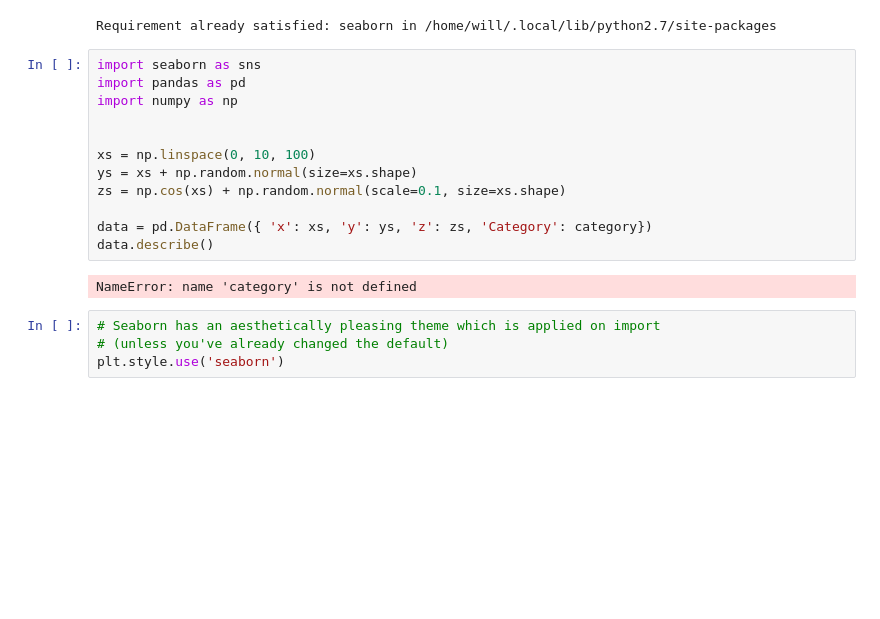
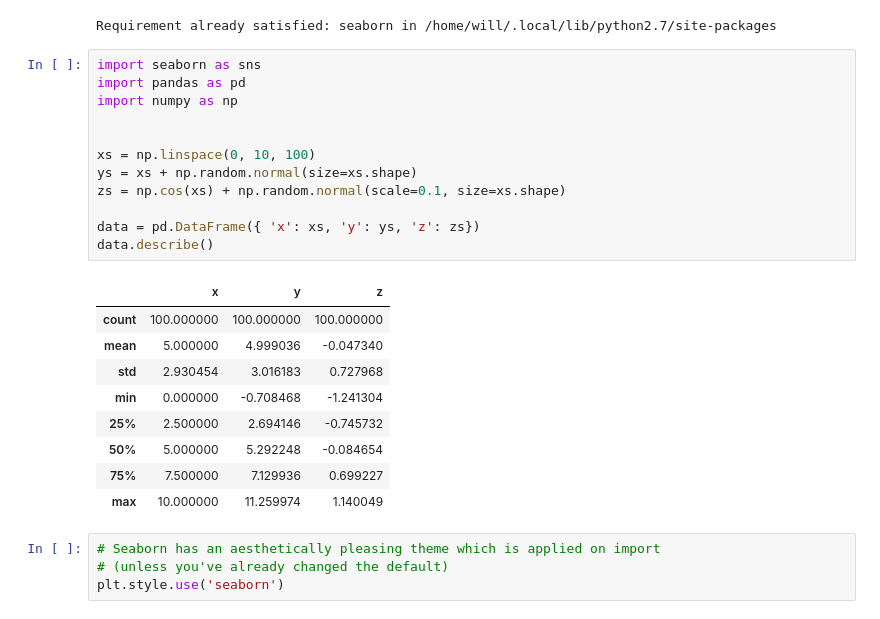
Before and after one commit to COMSM0045-Applied-Deep-Learning/tensorflow-labsheets, a Jupyter notebook: Lab_0_Python_Intro/6 - Scientific Python Libraries.ipynb, the cells around one changed output. Drawn from its saved outputs; the diff is of its cells as text; blank space fills up the shorter version.

```diff
--- a/Lab_0_Python_Intro/6 - Scientific Python Libraries.ipynb
+++ b/Lab_0_Python_Intro/6 - Scientific Python Libraries.ipynb
@@ -402,17 +405,25 @@ Requirement already satisfied: seaborn in /home/will/.local/lib/python2.7/site-p
 # %%
 import seaborn as sns
 import pandas as pd
 import numpy as np
 
 
 xs = np.linspace(0, 10, 100)
 ys = xs + np.random.normal(size=xs.shape)
 zs = np.cos(xs) + np.random.normal(scale=0.1, size=xs.shape)
 
-data = pd.DataFrame({ 'x': xs, 'y': ys, 'z': zs, 'Category': category})
+data = pd.DataFrame({ 'x': xs, 'y': ys, 'z': zs})
 data.describe()
 # %% [output]
-NameError: name 'category' is not defined
+|  | x | y | z |
+| count | 100.000000 | 100.000000 | 100.000000 |
+| mean | 5.000000 | 4.999036 | -0.047340 |
+| std | 2.930454 | 3.016183 | 0.727968 |
+| min | 0.000000 | -0.708468 | -1.241304 |
+| 25% | 2.500000 | 2.694146 | -0.745732 |
+| 50% | 5.000000 | 5.292248 | -0.084654 |
+| 75% | 7.500000 | 7.129936 | 0.699227 |
+| max | 10.000000 | 11.259974 | 1.140049 |
 # %%
 # Seaborn has an aesthetically pleasing theme which is applied on import
 # (unless you've already changed the default)
```
Also changed, not shown: parts of 2 cells of this notebook, 7 other files.
